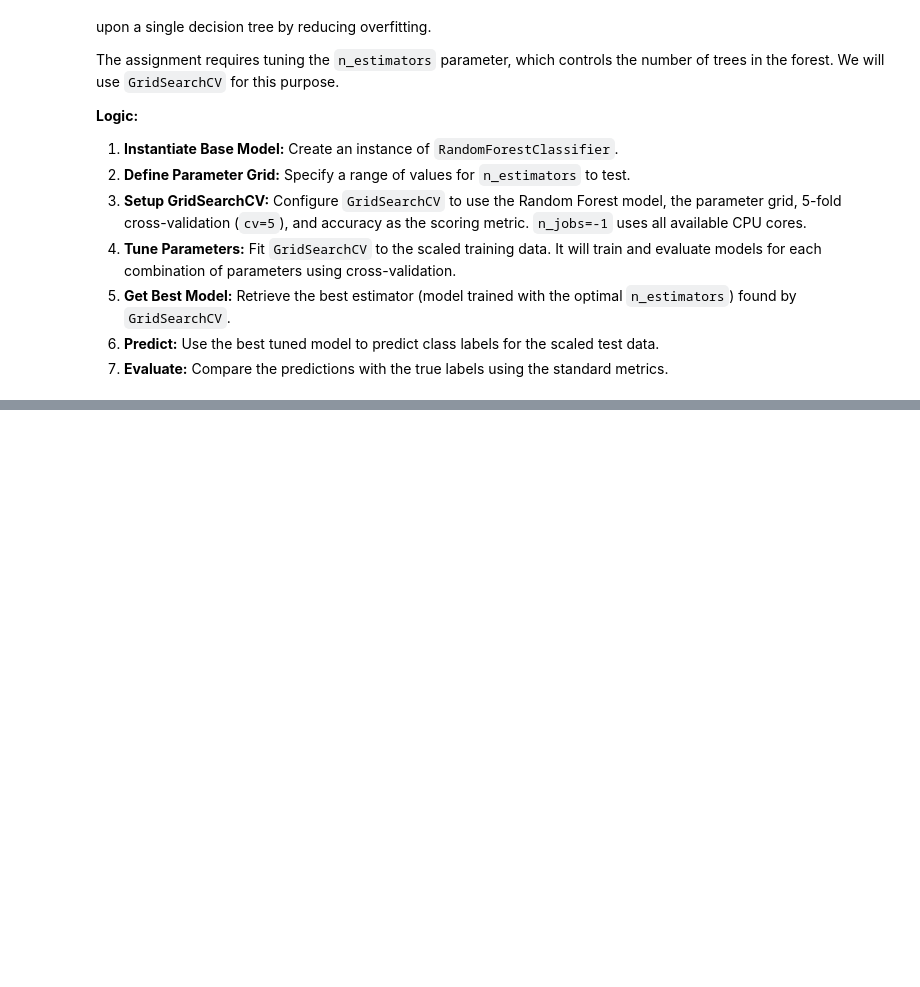
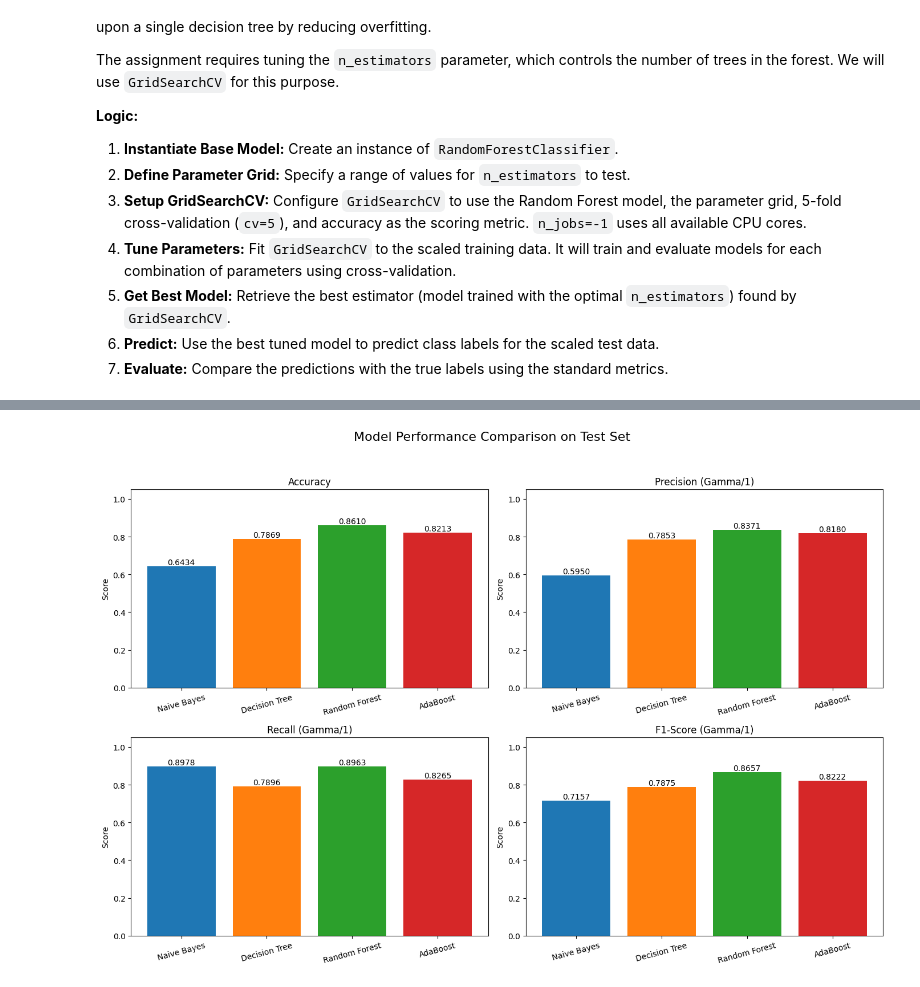
Before and after one commit to omar-El-Baz/Data-Classification, a Jupyter notebook: Niave Bayes.ipynb, the cells around one changed output, grey strips where cells are left out. Drawn from its saved outputs; the diff is of its cells as text; code cells hidden in the pictures; blank space fills up the shorter version.

```diff
--- a/Niave Bayes.ipynb
+++ b/Niave Bayes.ipynb
@@ -119,6 +119,14 @@ y_predict=model.predict(X_test_scaled)
 
 report=classification_report(y_test,y_predict)
 matrix=confusion_matrix(y_test,y_predict)
+
+# Calculate and store individual metrics for Naive Bayes
+nb_accuracy = accuracy_score(y_test, y_predict)
+nb_precision = precision_score(y_test, y_predict)
+nb_recall = recall_score(y_test, y_predict)
+nb_f1 = f1_score(y_test, y_predict)
+
+
 print("Classification Report:\n",report)
 print("Confusion Matrix:\n",matrix)
 # %% [output]
@@ -289,0 +457,35 @@ weighted avg       0.86      0.86      0.86      4013
+# %%
+# 3. Visualize Metrics
+
+# Plotting the metrics
+fig, axes = plt.subplots(2, 2, figsize=(14, 10))
+fig.suptitle('Model Performance Comparison on Test Set', fontsize=16)
+
+metrics_to_plot = {
+    'Accuracy': accuracies,
+    'Precision (Gamma/1)': precisions,
+    'Recall (Gamma/1)': recalls,
+    'F1-Score (Gamma/1)': f1_scores
+}
+colors = ['#1f77b4', '#ff7f0e', '#2ca02c', '#d62728'] # Default matplotlib colors
+
+# Flatten axes array for easy iteration
+ax_flat = axes.flatten()
+
+for i, (metric_name, values) in enumerate(metrics_to_plot.items()):
+    ax = ax_flat[i]
+    bars = ax.bar(model_names, values, color=colors)
+    ax.set_title(metric_name)
+    ax.set_ylabel('Score')
+    ax.set_ylim([0, 1.05]) # Set ylim to slightly above 1.0 for labels
+    ax.tick_params(axis='x', rotation=15)
+
+    # Add value labels on top of bars
+    for bar in bars:
+        yval = bar.get_height()
+        ax.text(bar.get_x() + bar.get_width()/2.0, yval, f'{yval:.4f}', va='bottom', ha='center') # Add text label
+
+plt.tight_layout(rect=[0, 0.03, 1, 0.95]) # Adjust layout to prevent title overlap
+plt.show()
+# %% [output]
+[figure, added]
```
Also changed, not shown: parts of 6 cells of this notebook.
